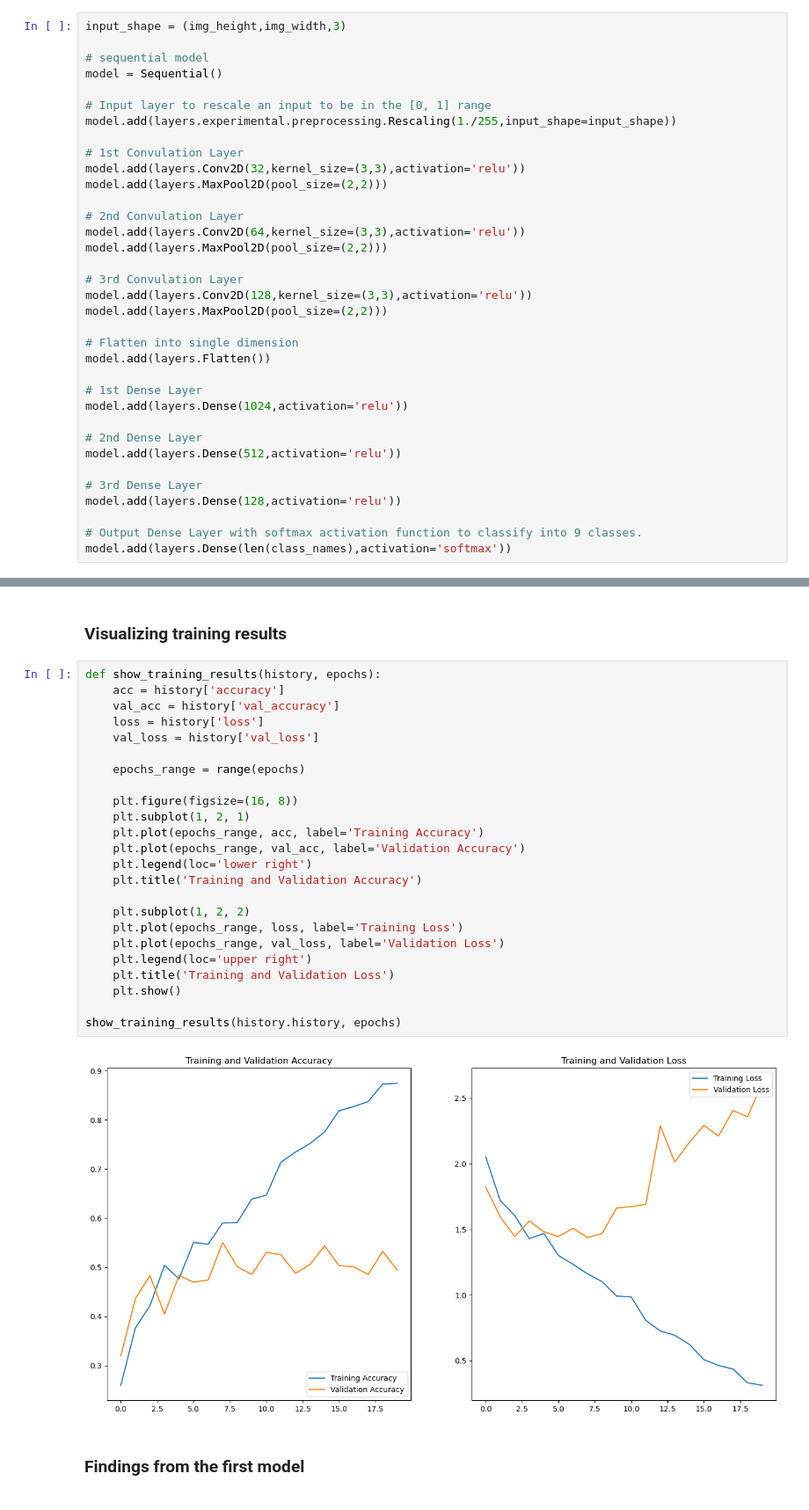
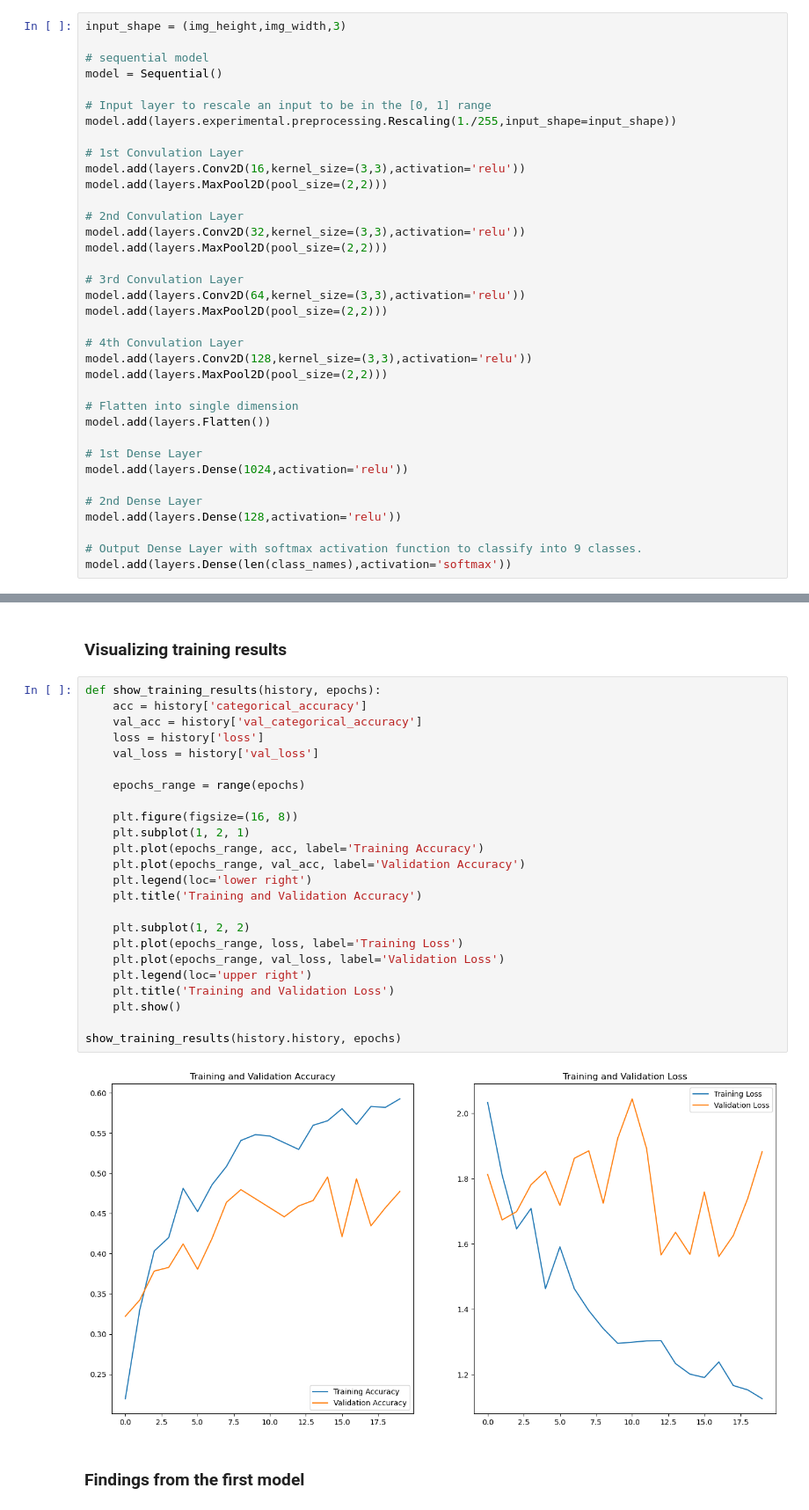
Before and after one commit to thenamankumar/melanoma-assignment, a Jupyter notebook: notebook.ipynb, the cells around one changed output, grey strips where cells are left out. Shown at 88% size. Saved outputs shown, nothing was run; the diff lists cells and outputs as text.

```diff
--- a/notebook.ipynb
+++ b/notebook.ipynb
@@ -106,14 +106,18 @@ model = Sequential()
 model.add(layers.experimental.preprocessing.Rescaling(1./255,input_shape=input_shape))
 
 # 1st Convulation Layer
+model.add(layers.Conv2D(16,kernel_size=(3,3),activation='relu'))
+model.add(layers.MaxPool2D(pool_size=(2,2)))
+
+# 2nd Convulation Layer
 model.add(layers.Conv2D(32,kernel_size=(3,3),activation='relu'))
 model.add(layers.MaxPool2D(pool_size=(2,2)))
 
-# 2nd Convulation Layer
+# 3rd Convulation Layer
 model.add(layers.Conv2D(64,kernel_size=(3,3),activation='relu'))
 model.add(layers.MaxPool2D(pool_size=(2,2)))
 
-# 3rd Convulation Layer
+# 4th Convulation Layer
 model.add(layers.Conv2D(128,kernel_size=(3,3),activation='relu'))
 model.add(layers.MaxPool2D(pool_size=(2,2)))
 
@@ -124,9 +128,6 @@ model.add(layers.Flatten())
 model.add(layers.Dense(1024,activation='relu'))
 
 # 2nd Dense Layer
-model.add(layers.Dense(512,activation='relu'))
-
-# 3rd Dense Layer
 model.add(layers.Dense(128,activation='relu'))
 
 # Output Dense Layer with softmax activation function to classify into 9 classes.
@@ -191,30 +192,30 @@ Epoch 20/20
 ### Visualizing training results
 # %%
 def show_training_results(history, epochs):
-    acc = history['accuracy']
-    val_acc = history['val_accuracy']
+    acc = history['categorical_accuracy']
+    val_acc = history['val_categorical_accuracy']
     loss = history['loss']
     val_loss = history['val_loss']
 
     epochs_range = range(epochs)
 
     plt.figure(figsize=(16, 8))
     plt.subplot(1, 2, 1)
     plt.plot(epochs_range, acc, label='Training Accuracy')
     plt.plot(epochs_range, val_acc, label='Validation Accuracy')
     plt.legend(loc='lower right')
     plt.title('Training and Validation Accuracy')
 
     plt.subplot(1, 2, 2)
     plt.plot(epochs_range, loss, label='Training Loss')
     plt.plot(epochs_range, val_loss, label='Validation Loss')
     plt.legend(loc='upper right')
     plt.title('Training and Validation Loss')
     plt.show()
 
 show_training_results(history.history, epochs)
 # %% [output]
-[figure, old version]
+[figure, new version]
 # %% [markdown]
 ### Findings from the first model
 # %% [markdown]
```
Also changed, not shown: parts of 21 cells of this notebook.
